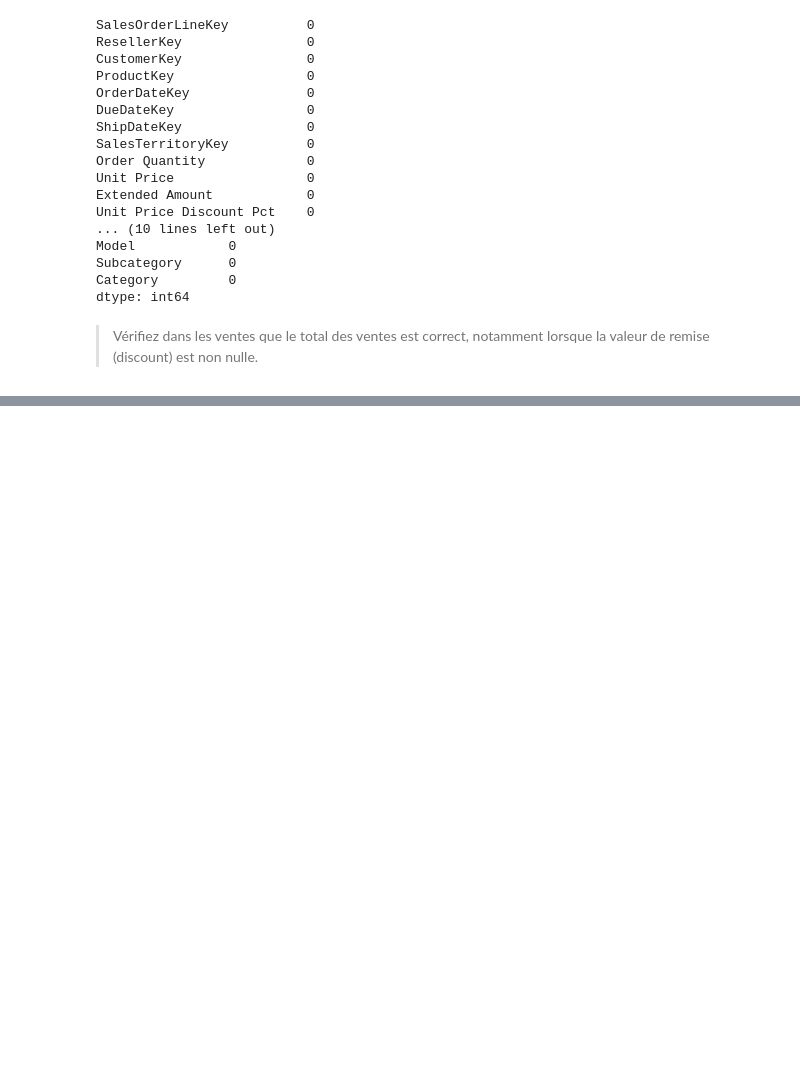
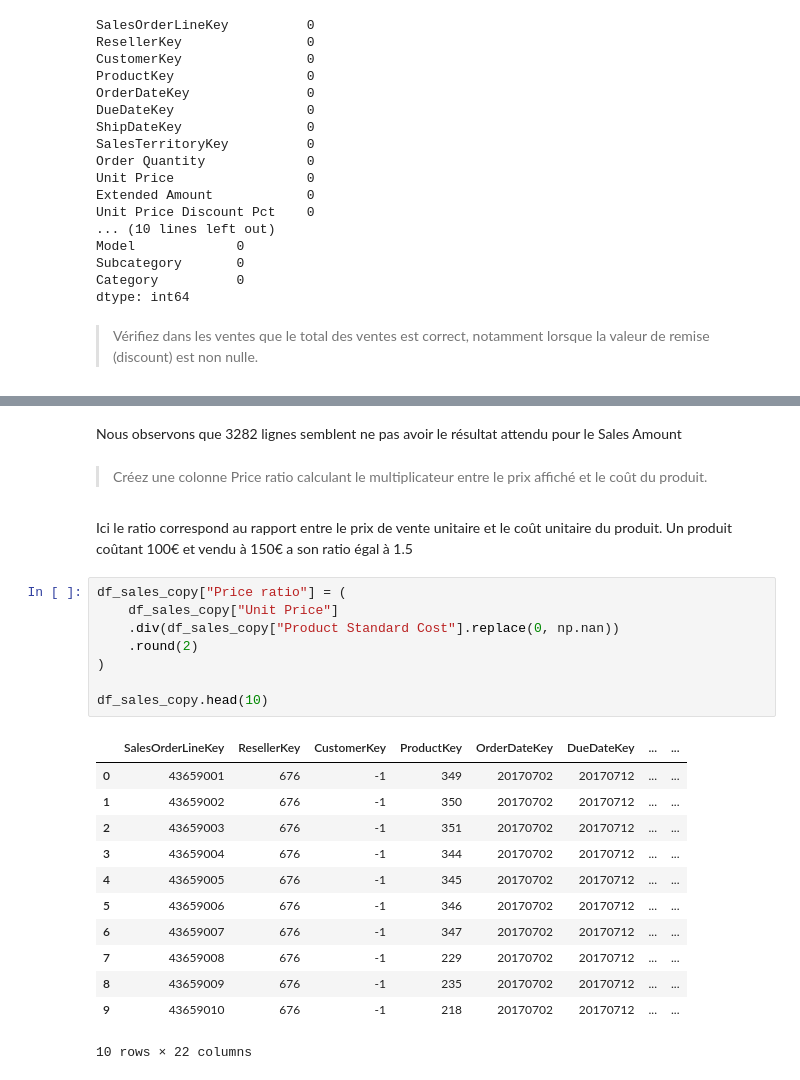
Before and after one commit to N0va9/CC6-Python-IND, a Jupyter notebook: Introduction_Pandas_et_analyse_exploratoire_des_données_GUYOLLOT_Alan.ipynb, the cells around one changed output, grey strips where cells are left out. Saved outputs shown, nothing was run; the diff lists cells and outputs as text; blank space fills up the shorter version.

```diff
--- a/Introduction_Pandas_et_analyse_exploratoire_des_données_GUYOLLOT_Alan.ipynb
+++ b/Introduction_Pandas_et_analyse_exploratoire_des_données_GUYOLLOT_Alan.ipynb
@@ -407,0 +521,28 @@ df_errors
+# %% [markdown]
+Nous observons que 3282 lignes semblent ne pas avoir le résultat attendu pour le Sales Amount
+# %% [markdown]
+> Créez une colonne  Price ratio calculant le multiplicateur entre le prix affiché et le coût du produit.
+# %% [markdown]
+Ici le ratio correspond au rapport entre le prix de vente unitaire et le coût unitaire du produit.
+Un produit coûtant 100€ et vendu à 150€ a son ratio égal à 1.5
+# %%
+df_sales_copy["Price ratio"] = (
+    df_sales_copy["Unit Price"]
+    .div(df_sales_copy["Product Standard Cost"].replace(0, np.nan))
+    .round(2)
+)
+
+df_sales_copy.head(10)
+# %% [output]
+|  | SalesOrderLineKey | ResellerKey | CustomerKey | ProductKey | OrderDateKey | DueDateKey | ... | ... |
+| 0 | 43659001 | 676 | -1 | 349 | 20170702 | 20170712 | ... | ... |
+| 1 | 43659002 | 676 | -1 | 350 | 20170702 | 20170712 | ... | ... |
+| 2 | 43659003 | 676 | -1 | 351 | 20170702 | 20170712 | ... | ... |
+| 3 | 43659004 | 676 | -1 | 344 | 20170702 | 20170712 | ... | ... |
+| 4 | 43659005 | 676 | -1 | 345 | 20170702 | 20170712 | ... | ... |
+| 5 | 43659006 | 676 | -1 | 346 | 20170702 | 20170712 | ... | ... |
+| 6 | 43659007 | 676 | -1 | 347 | 20170702 | 20170712 | ... | ... |
+| 7 | 43659008 | 676 | -1 | 229 | 20170702 | 20170712 | ... | ... |
+| 8 | 43659009 | 676 | -1 | 235 | 20170702 | 20170712 | ... | ... |
+| 9 | 43659010 | 676 | -1 | 218 | 20170702 | 20170712 | ... | ... |
+10 rows × 22 columns
```
Also changed, not shown: parts of 20 cells of this notebook, 2 other files.
